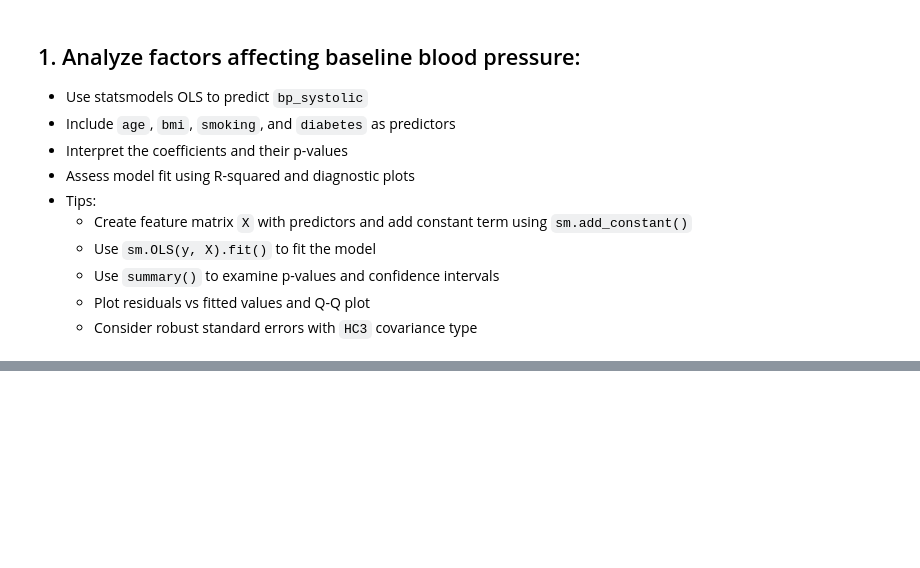
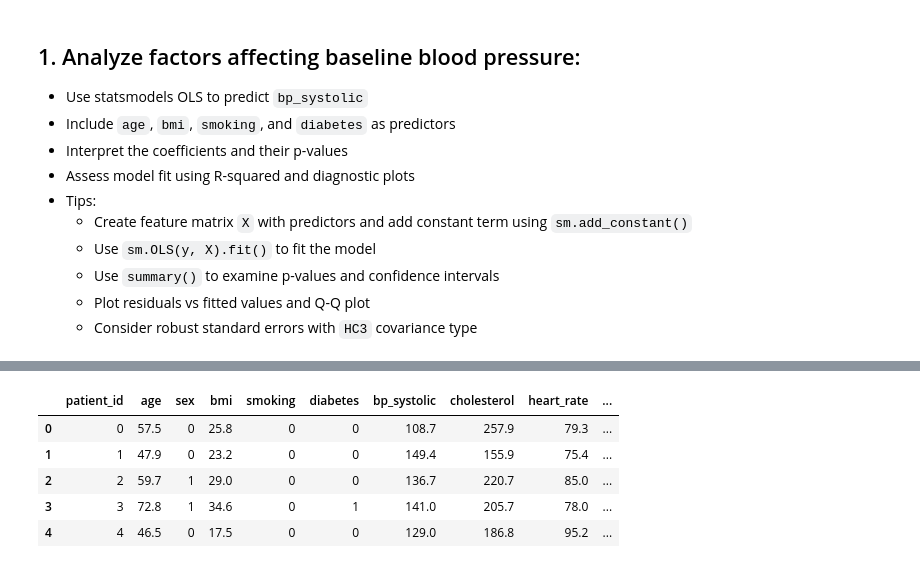
Before and after one commit to UCSF-DataSci/08-time-stats-and-ml-irisk2050, a Jupyter notebook: modeling.ipynb, the cells around one changed output, grey strips where cells are left out. Cells and saved outputs as stored; diff of their text form; code cells hidden in the pictures; blank space fills up the shorter version.

```diff
--- a/modeling.ipynb
+++ b/modeling.ipynb
@@ -154,0 +261,9 @@ plt.show()
+# %%
+df_treatment.head()
+# %% [output]
+|  | patient_id | age | sex | bmi | smoking | diabetes | bp_systolic | cholesterol | heart_rate | ... |
+| 0 | 0 | 57.5 | 0 | 25.8 | 0 | 0 | 108.7 | 257.9 | 79.3 | ... |
+| 1 | 1 | 47.9 | 0 | 23.2 | 0 | 0 | 149.4 | 155.9 | 75.4 | ... |
+| 2 | 2 | 59.7 | 1 | 29.0 | 0 | 0 | 136.7 | 220.7 | 85.0 | ... |
+| 3 | 3 | 72.8 | 1 | 34.6 | 0 | 1 | 141.0 | 205.7 | 78.0 | ... |
+| 4 | 4 | 46.5 | 0 | 17.5 | 0 | 0 | 129.0 | 186.8 | 95.2 | ... |
```
Also changed, not shown: parts of 10 cells of this notebook.
